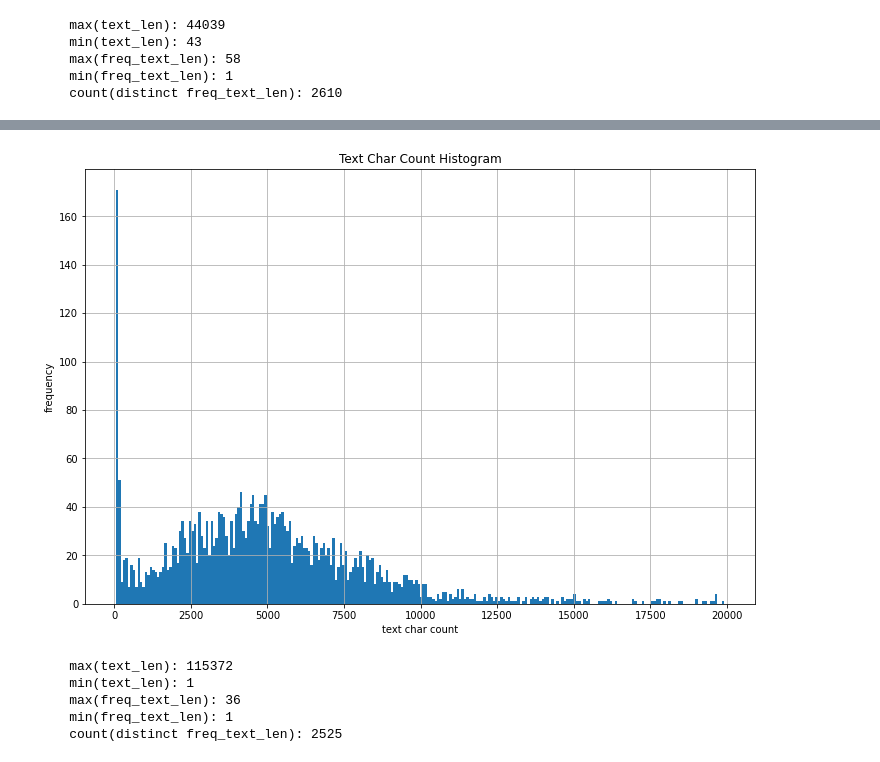
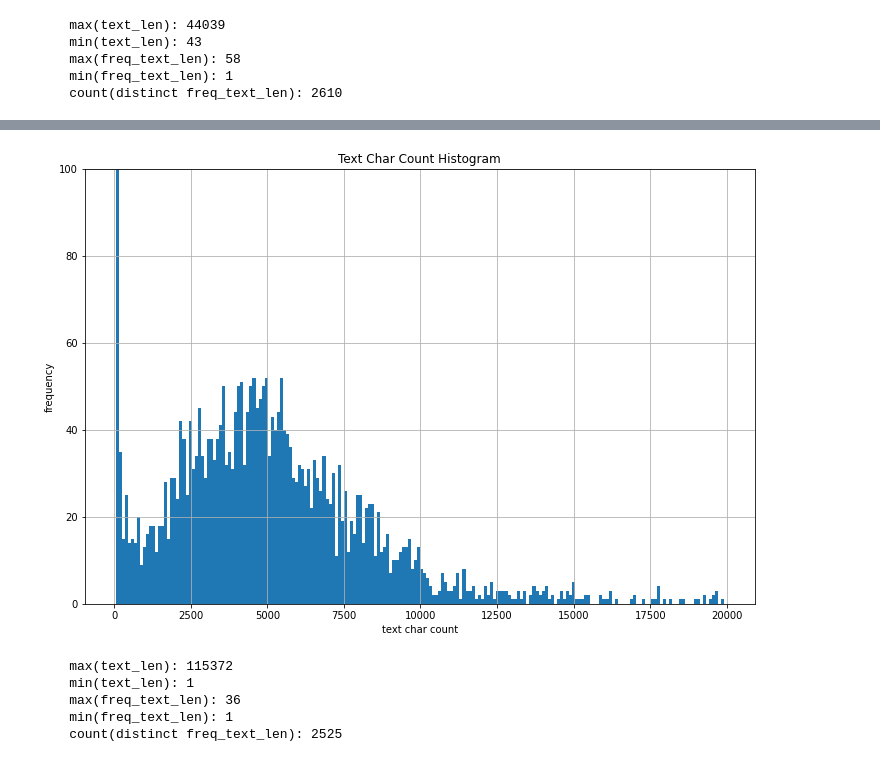
Before and after one commit to jconwell/fake_news_analysis, a Jupyter notebook: 01_data_exploration - JP - discussion.ipynb, the cells around one changed output, grey strips where cells are left out. Saved outputs shown, nothing was run; the diff lists cells and outputs as text; code cells hidden in the pictures.

```diff
--- a/data_exploration - JP - discussion.ipynb
+++ b/01_data_exploration - JP - discussion.ipynb
@@ -291,17 +276,18 @@ plt.show()
 # %%
 tmp_df = df_real[df_real['text_len'] < 20000]
 
-bins = 250
+bins = 200
 plt.figure(figsize=(12, 8))
 plt.hist(tmp_df.text_len, bins=bins)
 # plt.ylim(min_freq_text_len, max_freq_text_len)
+plt.ylim(0, 100)
 plt.xlabel('text char count')
 plt.ylabel('frequency')
 plt.title('Text Char Count Histogram')
 plt.grid(True)
 plt.show()
 # %% [output]
-[figure, old version]
+[figure, new version]
 # %%
 max_text_len = max(df_fake.text_len)
 min_text_len = min(df_fake.text_len)
```
Also changed, not shown: parts of 7 cells of this notebook, 2 other files.
